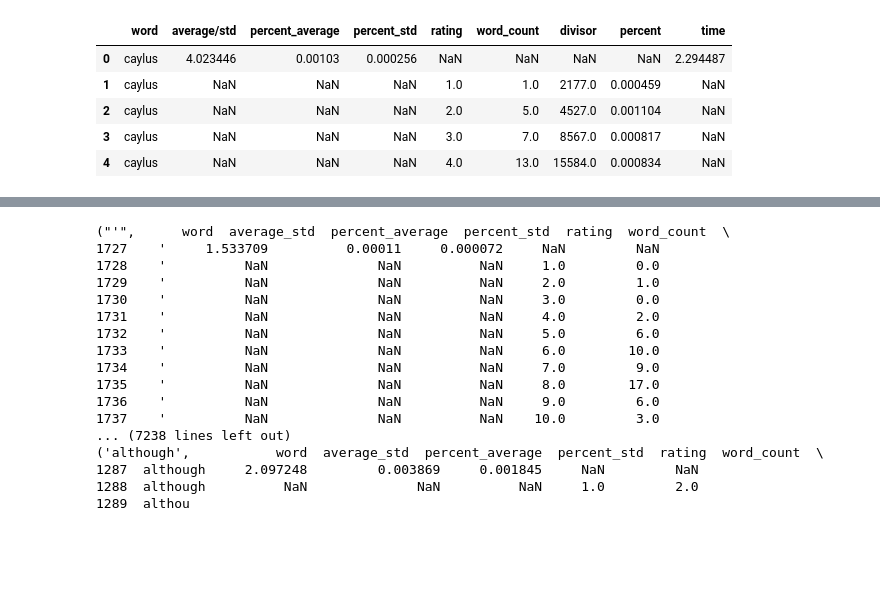
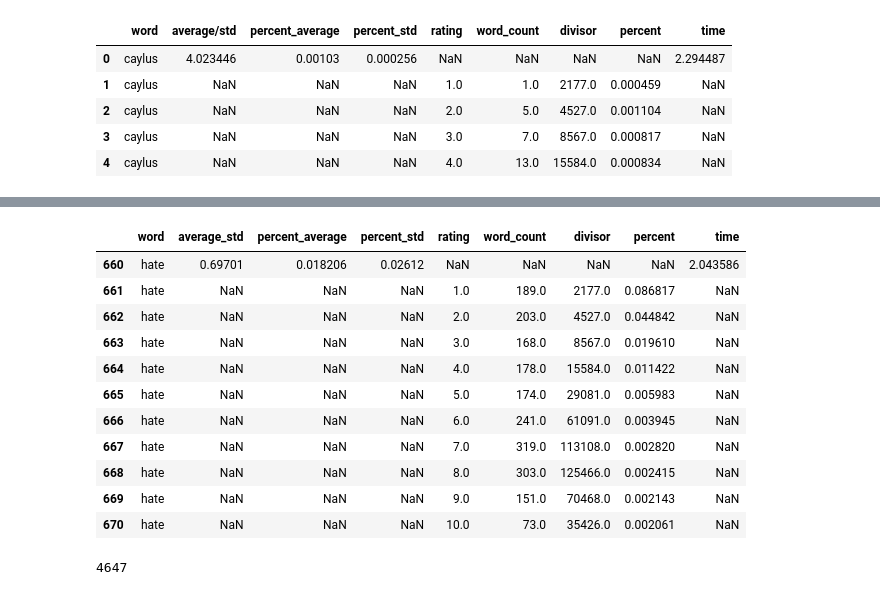
Before and after one commit to matthewgiem/boardgame_sentiment_analysis, a Jupyter notebook: look at reports.ipynb, the cells around one changed output, grey strips where cells are left out. Saved outputs shown, nothing was run; the diff lists cells and outputs as text; code cells hidden in the pictures; blank space fills up the shorter version.

```diff
--- a/look at reports.ipynb
+++ b/look at reports.ipynb
@@ -60,21 +71,19 @@ df.loc[df.word == 'smjj']
-# %%
-for group in df.groupby(df.word):
-    print(group)
-# %% [output]
-("'",      word  average_std  percent_average  percent_std  rating  word_count  \
-1727    '     1.533709          0.00011     0.000072     NaN         NaN
-1728    '          NaN              NaN          NaN     1.0         0.0
-1729    '          NaN              NaN          NaN     2.0         1.0
-1730    '          NaN              NaN          NaN     3.0         0.0
-1731    '          NaN              NaN          NaN     4.0         2.0
-1732    '          NaN              NaN          NaN     5.0         6.0
-1733    '          NaN              NaN          NaN     6.0        10.0
-1734    '          NaN              NaN          NaN     7.0         9.0
-1735    '          NaN              NaN          NaN     8.0        17.0
-1736    '          NaN              NaN          NaN     9.0         6.0
-1737    '          NaN              NaN          NaN    10.0         3.0
-... (7238 lines left out)
-('although',           word  average_std  percent_average  percent_std  rating  word_count  \
-1287  although     2.097248         0.003869     0.001845     NaN         NaN
-1288  although          NaN              NaN          NaN     1.0         2.0
-1289  althou
+# %%
+df.loc[df.word == 'hate']
+# %% [output]
+|  | word | average_std | percent_average | percent_std | rating | word_count | divisor | percent | time |
+| 660 | hate | 0.69701 | 0.018206 | 0.02612 | NaN | NaN | NaN | NaN | 2.043586 |
+| 661 | hate | NaN | NaN | NaN | 1.0 | 189.0 | 2177.0 | 0.086817 | NaN |
+| 662 | hate | NaN | NaN | NaN | 2.0 | 203.0 | 4527.0 | 0.044842 | NaN |
+| 663 | hate | NaN | NaN | NaN | 3.0 | 168.0 | 8567.0 | 0.019610 | NaN |
+| 664 | hate | NaN | NaN | NaN | 4.0 | 178.0 | 15584.0 | 0.011422 | NaN |
+| 665 | hate | NaN | NaN | NaN | 5.0 | 174.0 | 29081.0 | 0.005983 | NaN |
+| 666 | hate | NaN | NaN | NaN | 6.0 | 241.0 | 61091.0 | 0.003945 | NaN |
+| 667 | hate | NaN | NaN | NaN | 7.0 | 319.0 | 113108.0 | 0.002820 | NaN |
+| 668 | hate | NaN | NaN | NaN | 8.0 | 303.0 | 125466.0 | 0.002415 | NaN |
+| 669 | hate | NaN | NaN | NaN | 9.0 | 151.0 | 70468.0 | 0.002143 | NaN |
+| 670 | hate | NaN | NaN | NaN | 10.0 | 73.0 | 35426.0 | 0.002061 | NaN |
+# %%
+df.word.nunique()
+# %% [output]
+4647
```
Also changed, not shown: parts of 9 cells of this notebook, 3 other files.
